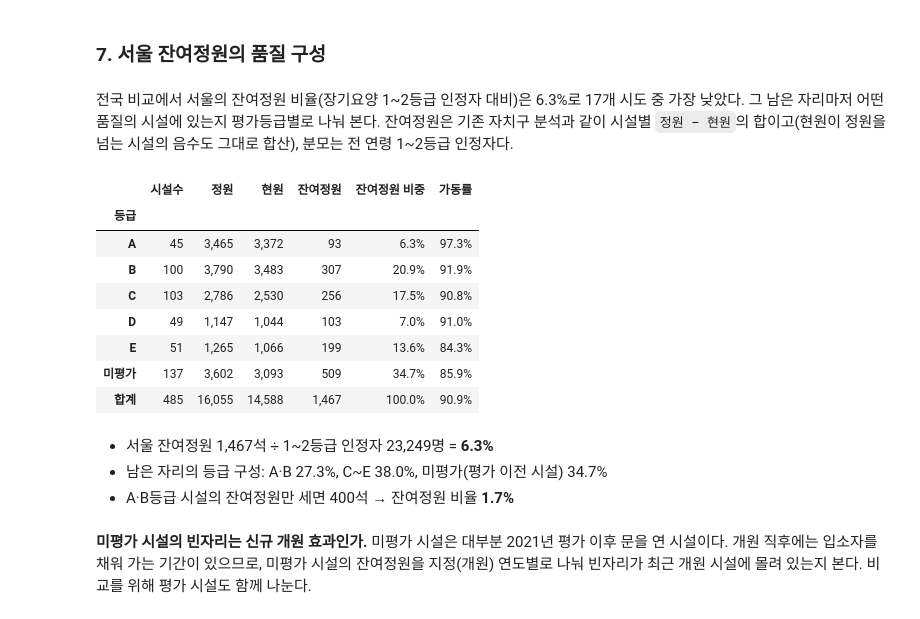
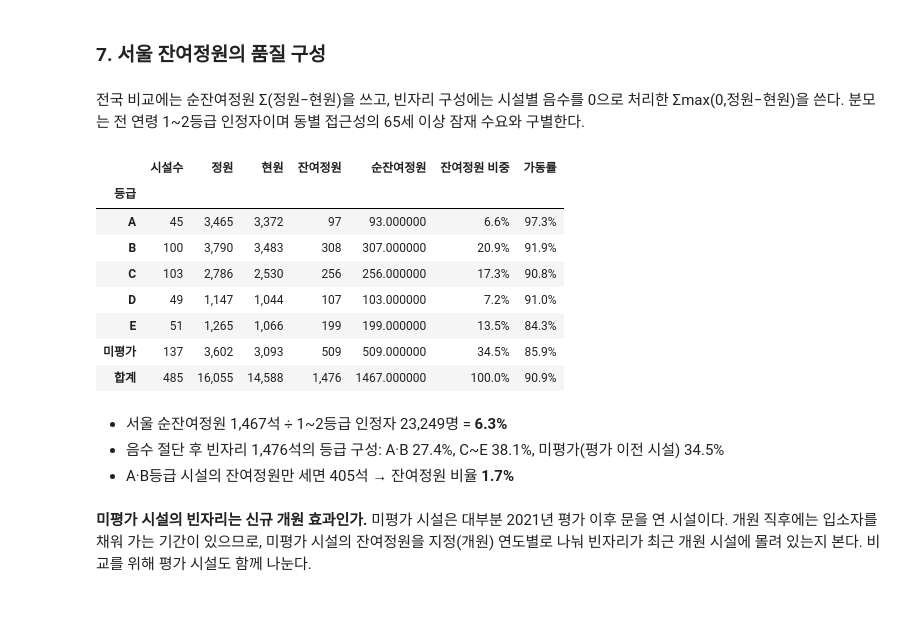
Before and after one commit to SID12g/uos-stat-data, a Jupyter notebook: 서울시 행정동별 요양시설 유효공급 격차/03_공급품질.ipynb, the cells around one changed output. Cells and saved outputs as stored; diff of their text form; code cells hidden in the pictures.

```diff
--- a/서울시 행정동별 요양시설 유효공급 격차/03_공급품질.ipynb
+++ b/서울시 행정동별 요양시설 유효공급 격차/03_공급품질.ipynb
@@ -333,7 +337,7 @@ display(
 # %% [markdown]
 ### 7. 서울 잔여정원의 품질 구성
 # %% [markdown]
-전국 비교에서 서울의 잔여정원 비율(장기요양 1~2등급 인정자 대비)은 6.3%로 17개 시도 중 가장 낮았다. 그 남은 자리마저 어떤 품질의 시설에 있는지 평가등급별로 나눠 본다. 잔여정원은 기존 자치구 분석과 같이 시설별 `정원 − 현원`의 합이고(현원이 정원을 넘는 시설의 음수도 그대로 합산), 분모는 전 연령 1~2등급 인정자다.
+전국 비교에는 순잔여정원 Σ(정원−현원)을 쓰고, 빈자리 구성에는 시설별 음수를 0으로 처리한 Σmax(0,정원−현원)을 쓴다. 분모는 전 연령 1~2등급 인정자이며 동별 접근성의 65세 이상 잠재 수요와 구별한다.
 # %%
 seoul_all = (
     capacity.loc[capacity["기관유형코드"].isin(C.RESIDENTIAL_CODES)]
@@ -341,52 +345,52 @@ seoul_all = (
     .merge(general[["장기요양기관코드", "시도", "지정일자"]], on="장기요양기관코드", validate="one_to_one")
     .merge(rating, on="장기요양기관코드", how="left", validate="one_to_one")
     .loc[lambda d: d["시도"].eq("서울특별시")]
-    .assign(등급=lambda d: d["평가등급"].fillna("미평가"), 잔여정원=lambda d: d["정원"] - d["현원"])
+    .assign(등급=lambda d: d["평가등급"].fillna("미평가"), 순잔여정원=lambda d: d["정원"] - d["현원"], 잔여정원=lambda d: (d["정원"] - d["현원"]).clip(lower=0))
 )
 grade_raw = pd.read_csv(C.GRADE_FILE, encoding="cp949")
 grade_raw.columns = [c.strip() for c in grade_raw.columns]
 seoul_g12 = (
     grade_raw.loc[grade_raw["시도"].astype(str).str.strip().eq("서울"), ["1등급", "2등급"]]
     .apply(lambda s: pd.to_numeric(s.astype(str).str.replace(",", "", regex=False))).sum().sum()
 )
 
 vacancy = seoul_all.groupby("등급").agg(
-    시설수=("장기요양기관코드", "size"), 정원=("정원", "sum"), 현원=("현원", "sum"), 잔여정원=("잔여정원", "sum"),
+    시설수=("장기요양기관코드", "size"), 정원=("정원", "sum"), 현원=("현원", "sum"), 잔여정원=("잔여정원", "sum"), 순잔여정원=("순잔여정원", "sum"),
 ).reindex(order)
 vacancy["잔여정원 비중"] = vacancy["잔여정원"] / vacancy["잔여정원"].sum()
 vacancy["가동률"] = vacancy["현원"] / vacancy["정원"]
 vacancy.loc["합계"] = vacancy.sum()
 vacancy.loc["합계", "가동률"] = vacancy.loc["합계", "현원"] / vacancy.loc["합계", "정원"]
 
-total_ratio = vacancy.loc["합계", "잔여정원"] / seoul_g12 * 100
+total_ratio = vacancy.loc["합계", "순잔여정원"] / seoul_g12 * 100
 ab_vacancy = vacancy.loc[["A", "B"], "잔여정원"].sum()
 ab_ratio = ab_vacancy / seoul_g12 * 100
 low_share = vacancy.loc[["D", "E", "미평가"], "잔여정원"].sum() / vacancy.loc["합계", "잔여정원"]
 de_share = vacancy.loc[["D", "E"], "잔여정원"].sum() / vacancy.loc["합계", "잔여정원"]
 unrated_share = vacancy.loc["미평가", "잔여정원"] / vacancy.loc["합계", "잔여정원"]
 assert round(total_ratio, 1) == 6.3  # 기존 자치구 분석의 서울 잔여정원 비율
 
 display(vacancy.style.format({
     "시설수": "{:,.0f}", "정원": "{:,.0f}", "현원": "{:,.0f}", "잔여정원": "{:,.0f}", "잔여정원 비중": "{:.1%}", "가동률": "{:.1%}",
 }))
 display(Markdown(
-    f"- 서울 잔여정원 {vacancy.loc['합계', '잔여정원']:,.0f}석 ÷ 1~2등급 인정자 {seoul_g12:,}명 = **{total_ratio:.1f}%**\n"
-    f"- 남은 자리의 등급 구성: A·B {vacancy.loc[['A', 'B'], '잔여정원 비중'].sum():.1%}, C~E {vacancy.loc[['C', 'D', 'E'], '잔여정원 비중'].sum():.1%}, 미평가(평가 이전 시설) {unrated_share:.1%}\n"
+    f"- 서울 순잔여정원 {vacancy.loc['합계', '순잔여정원']:,.0f}석 ÷ 1~2등급 인정자 {seoul_g12:,}명 = **{total_ratio:.1f}%**\n"
+    f"- 음수 절단 후 빈자리 {vacancy.loc['합계', '잔여정원']:,.0f}석의 등급 구성: A·B {vacancy.loc[['A', 'B'], '잔여정원 비중'].sum():.1%}, C~E {vacancy.loc[['C', 'D', 'E'], '잔여정원 비중'].sum():.1%}, 미평가(평가 이전 시설) {unrated_share:.1%}\n"
     f"- A·B등급 시설의 잔여정원만 세면 {ab_vacancy:,.0f}석 → 잔여정원 비율 **{ab_ratio:.1f}%**"
 ))
 # %% [output]
-|  | 시설수 | 정원 | 현원 | 잔여정원 | 잔여정원 비중 | 가동률 |
-| 등급 |  |  |  |  |  |  |
-| A | 45 | 3,465 | 3,372 | 93 | 6.3% | 97.3% |
-| B | 100 | 3,790 | 3,483 | 307 | 20.9% | 91.9% |
-| C | 103 | 2,786 | 2,530 | 256 | 17.5% | 90.8% |
-| D | 49 | 1,147 | 1,044 | 103 | 7.0% | 91.0% |
-| E | 51 | 1,265 | 1,066 | 199 | 13.6% | 84.3% |
-| 미평가 | 137 | 3,602 | 3,093 | 509 | 34.7% | 85.9% |
-| 합계 | 485 | 16,055 | 14,588 | 1,467 | 100.0% | 90.9% |
+|  | 시설수 | 정원 | 현원 | 잔여정원 | 순잔여정원 | 잔여정원 비중 | 가동률 |
+| 등급 |  |  |  |  |  |  |  |
+| A | 45 | 3,465 | 3,372 | 97 | 93.000000 | 6.6% | 97.3% |
+| B | 100 | 3,790 | 3,483 | 308 | 307.000000 | 20.9% | 91.9% |
+| C | 103 | 2,786 | 2,530 | 256 | 256.000000 | 17.3% | 90.8% |
+| D | 49 | 1,147 | 1,044 | 107 | 103.000000 | 7.2% | 91.0% |
+| E | 51 | 1,265 | 1,066 | 199 | 199.000000 | 13.5% | 84.3% |
+| 미평가 | 137 | 3,602 | 3,093 | 509 | 509.000000 | 34.5% | 85.9% |
+| 합계 | 485 | 16,055 | 14,588 | 1,476 | 1467.000000 | 100.0% | 90.9% |
-- 서울 잔여정원 1,467석 ÷ 1~2등급 인정자 23,249명 = **6.3%**
-- 남은 자리의 등급 구성: A·B 27.3%, C~E 38.0%, 미평가(평가 이전 시설) 34.7%
-- A·B등급 시설의 잔여정원만 세면 400석 → 잔여정원 비율 **1.7%**
+- 서울 순잔여정원 1,467석 ÷ 1~2등급 인정자 23,249명 = **6.3%**
+- 음수 절단 후 빈자리 1,476석의 등급 구성: A·B 27.4%, C~E 38.1%, 미평가(평가 이전 시설) 34.5%
+- A·B등급 시설의 잔여정원만 세면 405석 → 잔여정원 비율 **1.7%**
 # %% [markdown]
 **미평가 시설의 빈자리는 신규 개원 효과인가.** 미평가 시설은 대부분 2021년 평가 이후 문을 연 시설이다. 개원 직후에는 입소자를 채워 가는 기간이 있으므로, 미평가 시설의 잔여정원을 지정(개원) 연도별로 나눠 빈자리가 최근 개원 시설에 몰려 있는지 본다. 비교를 위해 평가 시설도 함께 나눈다.
 # %%
```
Also changed, not shown: parts of 6 cells of this notebook, 19 other files.
